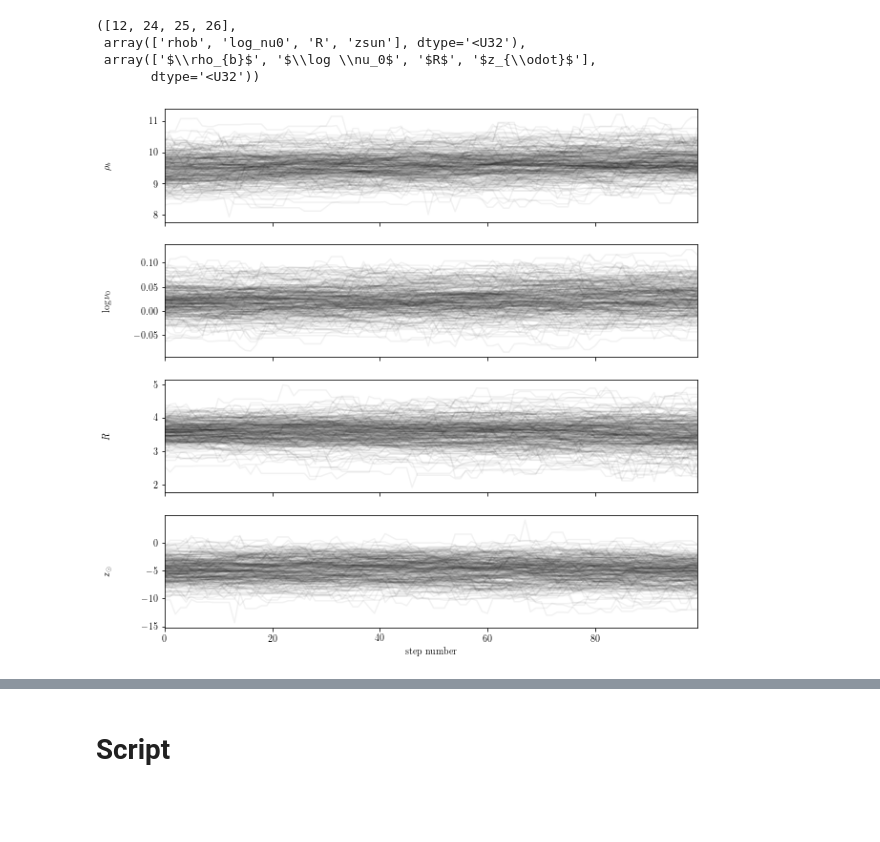
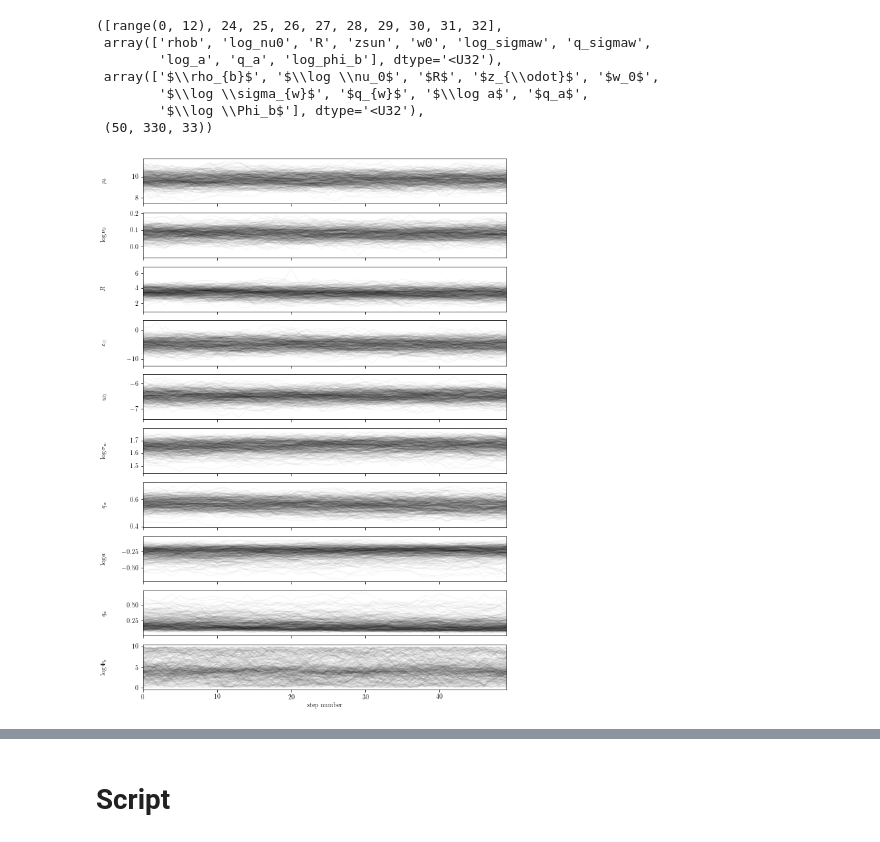
Before and after one commit to Alisyaifudin/Thesis-Project, a Jupyter notebook: 6_mcmc/4_no/5.4.3. fit.ipynb, the cells around one changed output, grey strips where cells are left out. Cells and saved outputs as stored; diff of their text form; code cells hidden in the pictures; blank space fills up the shorter version.

Commit message:
class based mcmc

```diff
--- a/6_mcmc/4_no/5.4.3. fit.ipynb
+++ b/6_mcmc/4_no/5.4.3. fit.ipynb
@@ -15,7 +15,6 @@ style()
 # %%
-z_dir_path = join(root_dir, 'Data', 'Effective-Volume-no')
-w_dir_path = join(root_dir, 'Data', 'Velocity-Distribution-no')
-phi_dir_path = join(root_dir, 'Data', 'PHI')
-z_dir_path, w_dir_path, phi_dir_path
+z_dir_path = join(root_data_dir, 'Effective-Volume-no')
+w_dir_path = join(root_data_dir, 'Velocity-Distribution-no')
+z_dir_path, w_dir_path
 # %% [output]
 ('/home2/s20321005/Thesis-Project/Data/Effective-Volume-no',
@@ -45,0 +22,21 @@ dict_keys(['indexes', 'labs', 'labels', 'chain'])
+# %%
+index = 0
+z_files = glob(join(z_dir_path, "z*"))
+z_files.sort()
+w_files = glob(join(w_dir_path, "w*"))
+w_files.sort()
+name = z_files[index].split("/")[-1].replace(".hdf5", "").replace("z_", "")
+
+result = mcmc(
+    model=Model.NO,
+    z_path=z_files[index],
+    w_path=w_files[index],
+    step0=100,
+    step=1000,
+    burn=1000,
+    it=3,
+    thin=20,
+    m=10
+)
+
+result.keys()
@@ -46,17 +53,21 @@ dict_keys(['indexes', 'labs', 'labels', 'chain'])
 # %%
 indexes, labs, labels, chain = result.values()
-indexes, labs, labels
+indexes, labs, labels, chain.shape
 # %% [output]
-([12, 24, 25, 26],
- array(['rhob', 'log_nu0', 'R', 'zsun'], dtype='<U32'),
- array(['$\\rho_{b}$', '$\\log \\nu_0$', '$R$', '$z_{\\odot}$'],
-       dtype='<U32'))
+([range(0, 12), 24, 25, 26, 27, 28, 29, 30, 31, 32],
+ array(['rhob', 'log_nu0', 'R', 'zsun', 'w0', 'log_sigmaw', 'q_sigmaw',
+        'log_a', 'q_a', 'log_phi_b'], dtype='<U32'),
+ array(['$\\rho_{b}$', '$\\log \\nu_0$', '$R$', '$z_{\\odot}$', '$w_0$',
+        '$\\log \\sigma_{w}$', '$q_{w}$', '$\\log a$', '$q_a$',
+        '$\\log \\Phi_b$'], dtype='<U32'),
+ (50, 330, 33))
 # %%
 params = get_params(chain, indexes, labs)
-plot_chain() \
-  .params(params) \
-  .labels(labels) \
-  .alpha(0.05) \
-  .run()
+
+plot_chain(
+    params=params,
+    labels=labels,
+    alpha=0.03
+)
 # %% [output]
-[figure, old version]
+[figure, new version]
```
Also changed, not shown: parts of 13 cells of this notebook, 26 other files.
